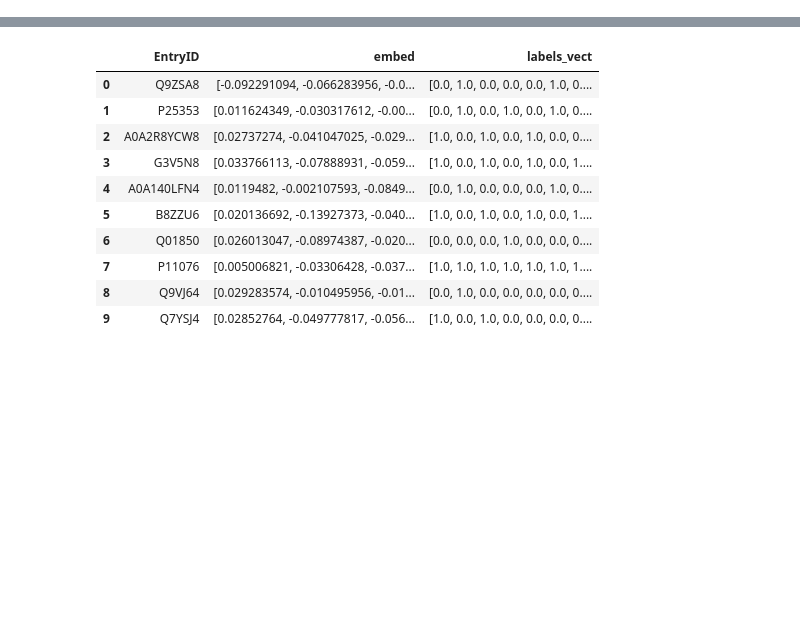
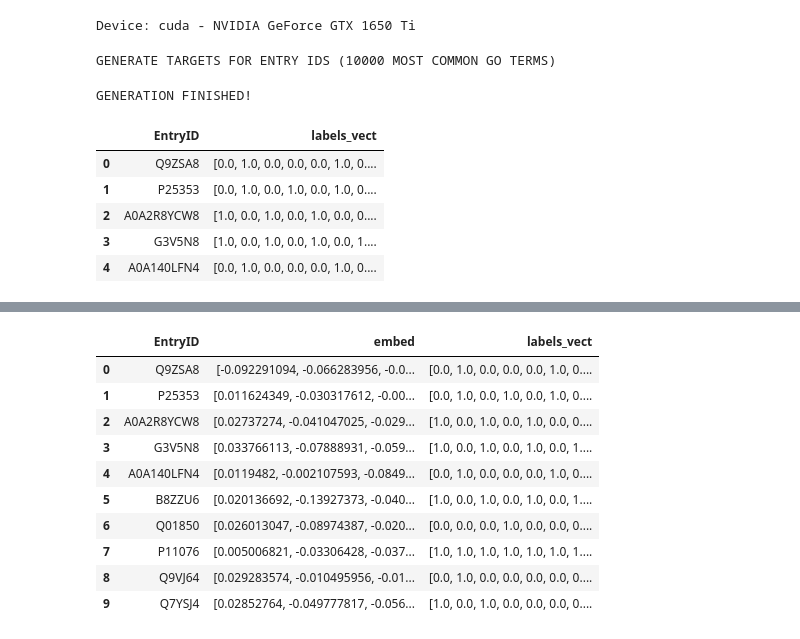
Before and after one commit to ambroseling/NucleAIse, a Jupyter notebook: LLM-V1.ipynb, the cells around one changed output, grey strips where cells are left out. Saved outputs shown, nothing was run; the diff lists cells and outputs as text; code cells hidden in the pictures; blank space fills up the shorter version.

Commit message:
Save 10000 GO & use GO weights for train and validation.

```diff
--- a/LLM-V1.ipynb
+++ b/LLM-V1.ipynb
@@ -43,9 +47,9 @@ torch.cuda.get_device_name(torch.cuda.device)
 # %%
-MAIN_DIR = "data/"
-WORK_DIR = "working/"
-DATA_DIR = MAIN_DIR + "cafa-5-protein-function-prediction"
-PROTBERT_DIR = MAIN_DIR + "protbert-embeddings-for-cafa5"
-ESM2_DIR = MAIN_DIR + "cafa-5-esm-2-embeddings-numpy"
+MAIN_DIR = "data"
+WORK_DIR = "working"
+DATA_DIR = MAIN_DIR + "/cafa-5-protein-function-prediction"
+PROTBERT_DIR = MAIN_DIR + "/protbert-embeddings-for-cafa5"
+ESM2_DIR = MAIN_DIR + "/cafa-5-esm-2-embeddings-numpy"
 
 for dirname, _, filenames in os.walk(MAIN_DIR):
     for filename in filenames:
@@ -62,7 +96,7 @@ class config:
     train_labels_path = DATA_DIR + "/Train/train_terms.tsv"
     test_sequences_path = DATA_DIR + "/Test (Targets)/testsuperset.fasta"
 
-    num_labels = 5000
+    num_labels = 10000
     n_epochs = 10
     batch_size = 128
     lr = 0.001
@@ -72,6 +106,8 @@ class config:
     print(f'Device: {device} - {torch.cuda.get_device_name(device)}')
 
 device = torch.device('cuda' if torch.cuda.is_available() else 'cpu')
+# %% [output]
+Device: cuda - NVIDIA GeForce GTX 1650 Ti
 # %%
 # # ______________________ GET PROT BERT EMBEDDINGS WITH HUGGING FACE __________________________________
 #
@@ -156,30 +192,39 @@ device = torch.device('cuda' if torch.cuda.is_available() else 'cpu')
 # np.save('/kaggle/working/test_embeddings.npy',np.array(embed_vects_list))
 # print('Total Elasped Time:',time.time()-t0)
 # %%
-# ##### SCRIPT FOR LABELS (TARGETS) VECTORS COLLECTING #####
-#
-# print(f"GENERATE TARGETS FOR ENTRY IDS ({config.num_labels} MOST COMMON GO TERMS)")
-# ids = np.load(f"{ESM2_DIR}/train_ids.npy")
-# labels = pd.read_csv(config.train_labels_path, sep = "\t")
-#
-# top_terms = labels.groupby("term")["EntryID"].count().sort_values(ascending=False)
-# labels_names = top_terms[:config.num_labels].index.values
-# train_labels_sub = labels[(labels.term.isin(labels_names)) & (labels.EntryID.isin(ids))]
-# id_labels = train_labels_sub.groupby('EntryID')['term'].apply(list).to_dict()
-#
-# go_terms_map = {label: i for i, label in enumerate(labels_names)}
-# labels_matrix = np.empty((len(ids), len(labels_names)))
-#
-# for index, id in tqdm(enumerate(ids)):
-#     id_gos_list = id_labels[id]
-#     temp = [go_terms_map[go] for go in labels_names if go in id_gos_list]
-#     labels_matrix[index, temp] = 1
-#
-# labels_list = []
-# for l in range(labels_matrix.shape[0]):
-#     labels_list.append(labels_matrix[l, :])
-#
-# labels_df = pd.DataFrame(data={"EntryID":ids, "labels_vect":labels_list})
-# labels_df.to_pickle(f"{ESM2_DIR}/train_targets_top"+str(config.num_labels)+".pkl")
-# print("GENERATION FINISHED!")
-# labels_df.head(5)
+##### SCRIPT FOR LABELS (TARGETS) VECTORS COLLECTING #####
+
+print(f"GENERATE TARGETS FOR ENTRY IDS ({config.num_labels} MOST COMMON GO TERMS)")
+ids = np.load(f"{ESM2_DIR}/train_ids.npy")
+labels = pd.read_csv(config.train_labels_path, sep = "\t")
+
+top_terms = labels.groupby("term")["EntryID"].count().sort_values(ascending=False)
+labels_names = top_terms[:config.num_labels].index.values
+train_labels_sub = labels[(labels.term.isin(labels_names)) & (labels.EntryID.isin(ids))]
+id_labels = train_labels_sub.groupby('EntryID')['term'].apply(list).to_dict()
+
+go_terms_map = {label: i for i, label in enumerate(labels_names)}
+labels_matrix = np.empty((len(ids), len(labels_names)))
+
+for index, id in tqdm(enumerate(ids)):
+    id_gos_list = id_labels[id]
+    temp = [go_terms_map[go] for go in labels_names if go in id_gos_list]
+    labels_matrix[index, temp] = 1
+
+labels_list = []
+for l in range(labels_matrix.shape[0]):
+    labels_list.append(labels_matrix[l, :])
+
+labels_df = pd.DataFrame(data={"EntryID":ids, "labels_vect":labels_list})
+labels_df.to_pickle(f"{ESM2_DIR}/train_targets_top{config.num_labels}.pkl")
+print("GENERATION FINISHED!")
+labels_df
+# %% [output]
+GENERATE TARGETS FOR ENTRY IDS (10000 MOST COMMON GO TERMS)
+GENERATION FINISHED!
+|  | EntryID | labels_vect |
+| 0 | Q9ZSA8 | [0.0, 1.0, 0.0, 0.0, 0.0, 1.0, 0.... |
+| 1 | P25353 | [0.0, 1.0, 0.0, 1.0, 0.0, 1.0, 0.... |
+| 2 | A0A2R8YCW8 | [1.0, 0.0, 1.0, 0.0, 1.0, 0.0, 0.... |
+| 3 | G3V5N8 | [1.0, 0.0, 1.0, 0.0, 1.0, 0.0, 1.... |
+| 4 | A0A140LFN4 | [0.0, 1.0, 0.0, 0.0, 0.0, 1.0, 0.... |
```
Also changed, not shown: parts of 12 cells of this notebook.
